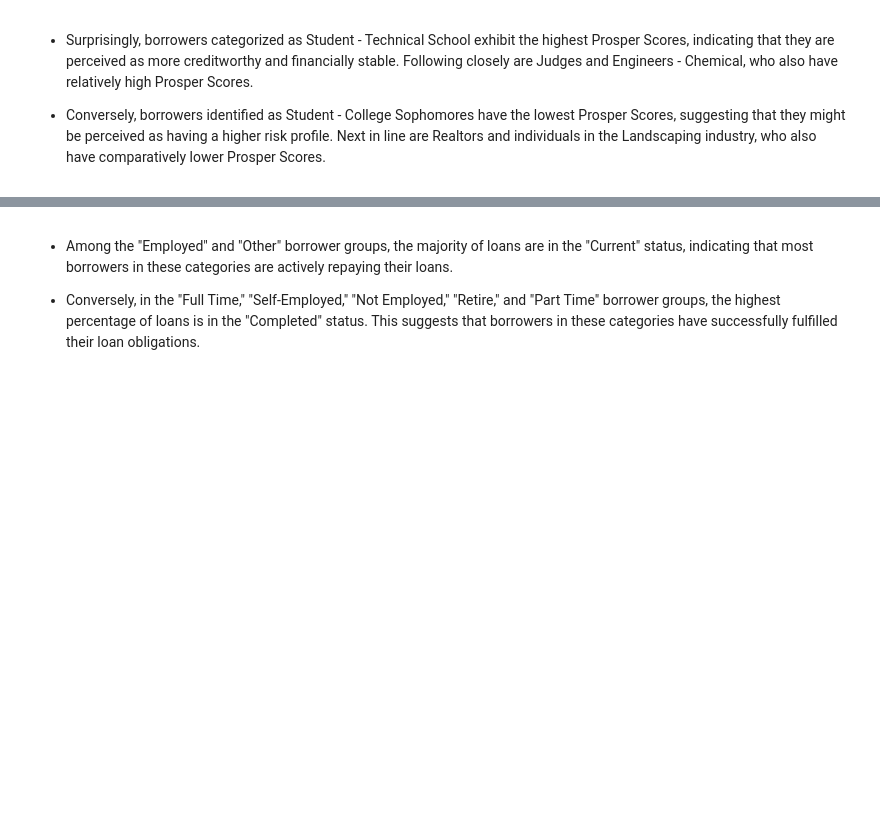
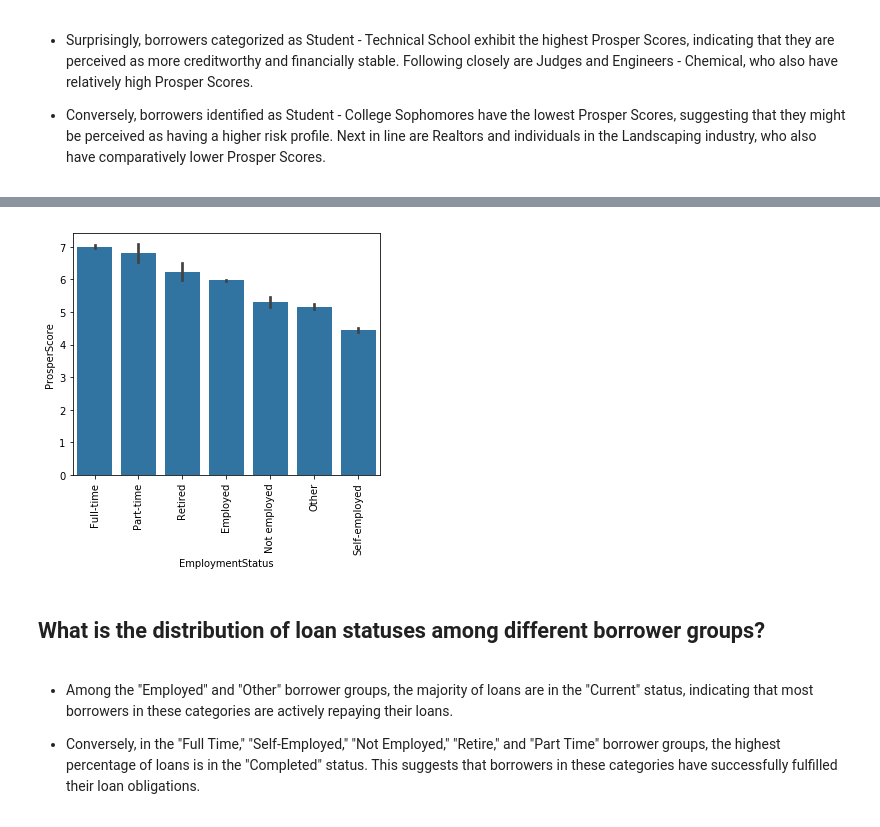
Before and after one commit to BLan28/Loan-Data-from-Prosper, a Jupyter notebook: Part_II_slide_deck_template.ipynb, the cells around one changed output, grey strips where cells are left out. Drawn from its saved outputs; the diff is of its cells as text; code cells hidden in the pictures; blank space fills up the shorter version.

```diff
--- a/Part_II_slide_deck_template.ipynb
+++ b/Part_II_slide_deck_template.ipynb
@@ -154,3 +171,18 @@ plt.tight_layout()
+# %%
+# plotting
+plt.figure(figsize=(5,5))
+base_color = sb.color_palette()[0]
+means = loan_data.groupby('EmploymentStatus')['ProsperScore'].mean()
+order = means.sort_values(ascending = False).index
+sb.barplot(data = loan_data, x = 'EmploymentStatus', y = 'ProsperScore',
+        color = base_color, order = order)
+plt.xlabel('EmploymentStatus')
+plt.xticks(rotation=90)
+plt.tight_layout()
+# %% [output]
+[figure, added]
+# %% [markdown]
+## What is the distribution of loan statuses among different borrower groups?
 # %% [markdown]
 - Among the "Employed" and "Other" borrower groups, the majority of loans are in the "Current" status, indicating that most borrowers in these categories are actively repaying their loans.
 
```
Also changed, not shown: parts of 33 cells of this notebook, 4 other files.
